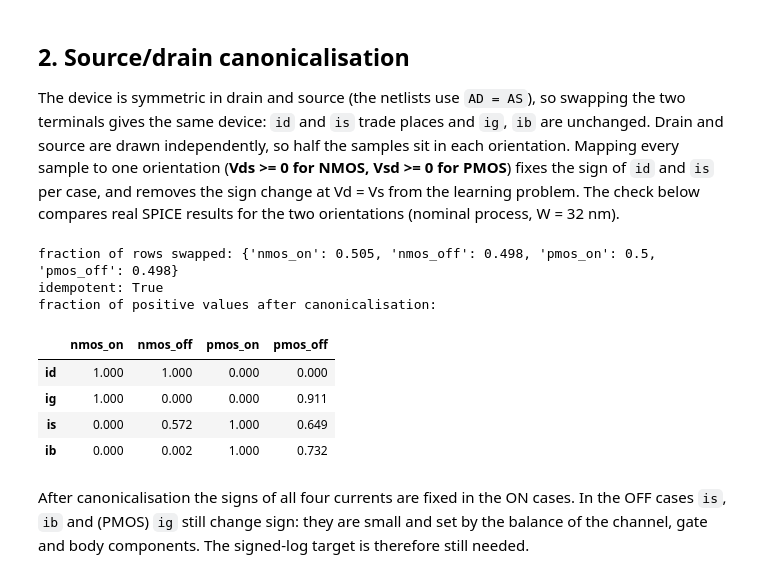
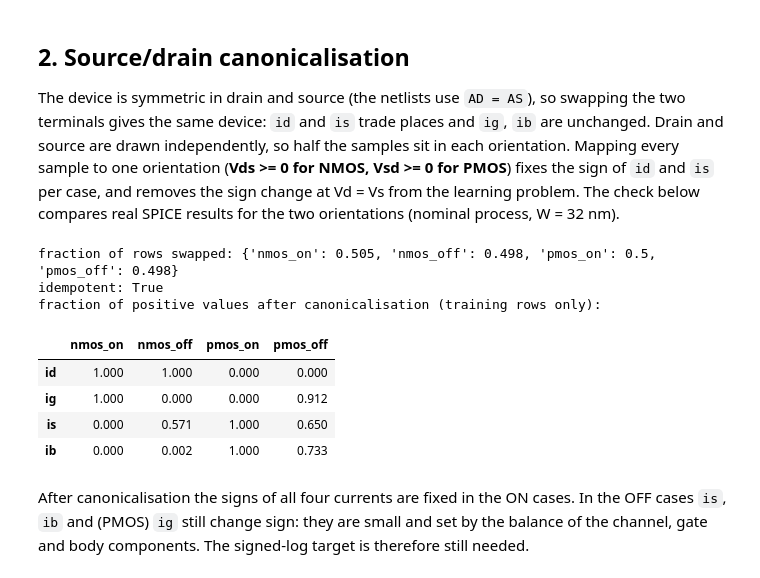
Before and after one commit to rtvk2/dvd-leakage-estimation, a Jupyter notebook: notebooks/03_train.ipynb, the cells around one changed output. Saved outputs shown, nothing was run; the diff lists cells and outputs as text; code cells hidden in the pictures.

```diff
--- a/notebooks/03_train.ipynb
+++ b/notebooks/03_train.ipynb
@@ -72,34 +72,34 @@ The check below compares real SPICE results for the two orientations (nominal pr
 # %%
 def canonicalize(df, device):
     """Swap drain and source where needed so that Vds >= 0 (NMOS) or Vsd >= 0 (PMOS); id and is swap with them."""
     d = df.copy()
     swap = (d["vd"] < d["vs"]) if device == "nmos" else (d["vd"] > d["vs"])
     d.loc[swap, ["vd", "vs"]] = d.loc[swap, ["vs", "vd"]].to_numpy()
     d.loc[swap, ["id", "is"]] = d.loc[swap, ["is", "id"]].to_numpy()
     return d, swap
 
 
 canon, swapped = {}, {}
 for c, dev in CASES.items():
     canon[c], swapped[c] = canonicalize(data[c], dev)
 print("fraction of rows swapped:", {c: round(float(s.mean()), 3) for c, s in swapped.items()})
 
 # canonicalising twice changes nothing, and the orientation is now fixed
 again, _ = canonicalize(canon["nmos_on"], "nmos")
 print("idempotent:", bool(again.equals(canon["nmos_on"])))
 
-sign = pd.DataFrame({c: {t: f"{(d[t] > 0).mean():.3f}" for t in TERMS} for c, d in canon.items()})
-print("fraction of positive values after canonicalisation:")
+sign = pd.DataFrame({c: {t: f"{(d.iloc[splits[c][0]][t] > 0).mean():.3f}" for t in TERMS} for c, d in canon.items()})
+print("fraction of positive values after canonicalisation (training rows only):")
 sign
 # %% [output]
 fraction of rows swapped: {'nmos_on': 0.505, 'nmos_off': 0.498, 'pmos_on': 0.5, 'pmos_off': 0.498}
 idempotent: True
-fraction of positive values after canonicalisation:
+fraction of positive values after canonicalisation (training rows only):
 |  | nmos_on | nmos_off | pmos_on | pmos_off |
 | id | 1.000 | 1.000 | 0.000 | 0.000 |
-| ig | 1.000 | 0.000 | 0.000 | 0.911 |
-| is | 0.000 | 0.572 | 1.000 | 0.649 |
-| ib | 0.000 | 0.002 | 1.000 | 0.732 |
+| ig | 1.000 | 0.000 | 0.000 | 0.912 |
+| is | 0.000 | 0.571 | 1.000 | 0.650 |
+| ib | 0.000 | 0.002 | 1.000 | 0.733 |
 # %% [markdown]
 After canonicalisation the signs of all four currents are fixed in the ON cases. In the OFF cases `is`, `ib` and (PMOS) `ig` still change sign: they are small and set by the balance of the channel, gate and body components. The signed-log target is therefore still needed.
 # %%
```
Also changed, not shown: parts of 23 cells of this notebook, 3 other files.
